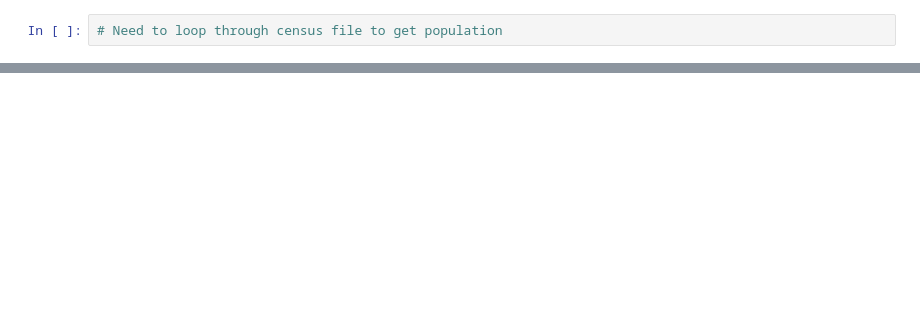
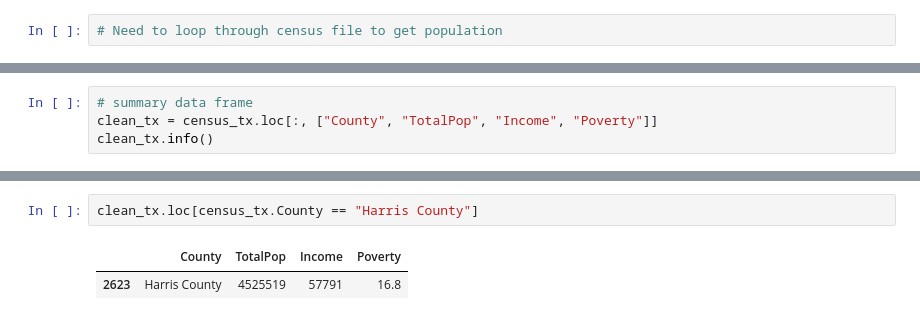
Before and after one commit to stevengreen320/Airbnb-EDA, a Jupyter notebook: Project 1 Extra.ipynb, the cells around one changed output, grey strips where cells are left out. Drawn from its saved outputs; the diff is of its cells as text; blank space fills up the shorter version.

```diff
--- a/Project 1 Extra.ipynb
+++ b/Project 1 Extra.ipynb
@@ -381,0 +445,4 @@ clean_df4
+# %%
+# summary data frame
+clean_tx = census_tx.loc[:, ["County", "TotalPop", "Income", "Poverty"]]
+clean_tx.info()
@@ -381,0 +461,5 @@ clean_df4
+# %%
+clean_tx.loc[census_tx.County == "Harris County"]
+# %% [output]
+|  | County | TotalPop | Income | Poverty |
+| 2623 | Harris County | 4525519 | 57791 | 16.8 |
```
Also changed, not shown: parts of 13 cells of this notebook, 1 other file.
